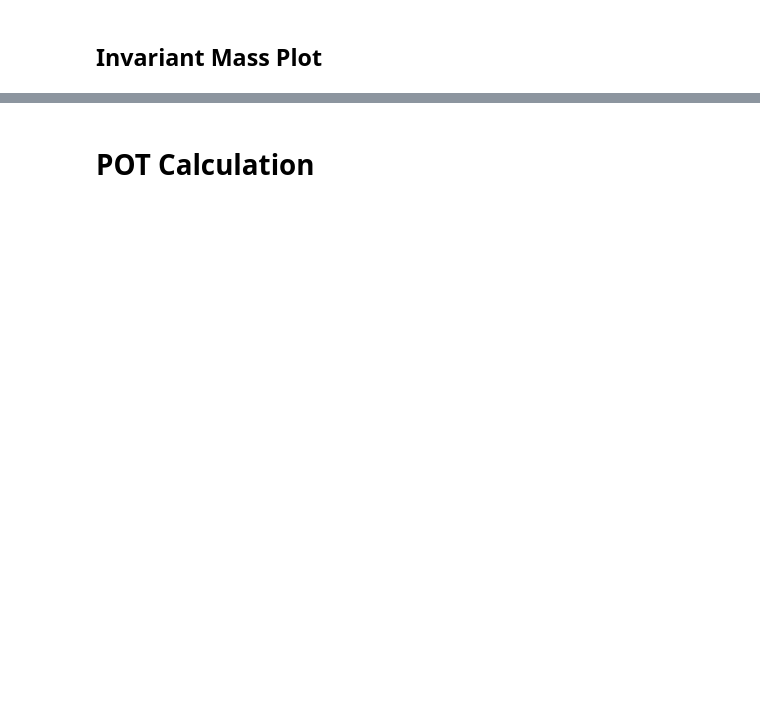
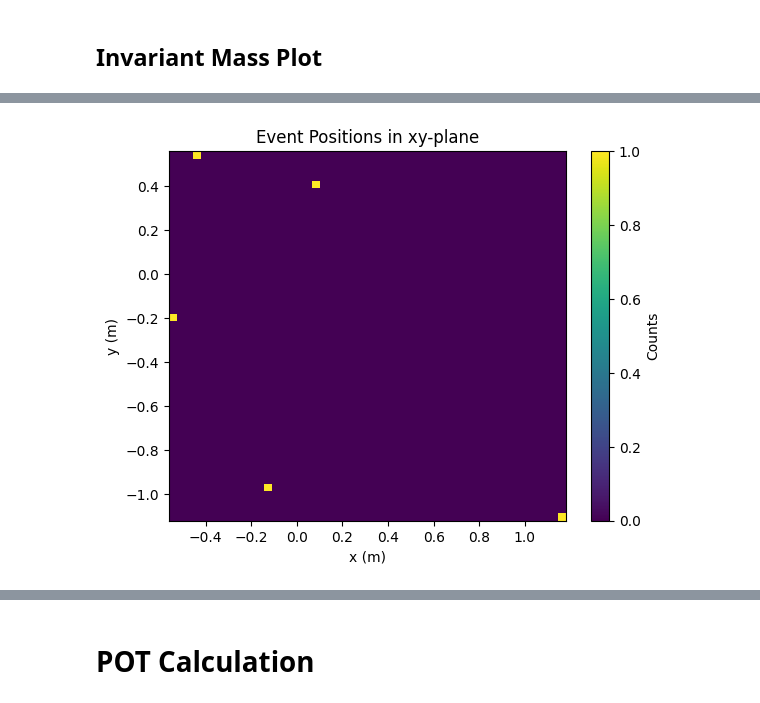
Before and after one commit to JoeBateman/uboone_epem_trident, a Jupyter notebook: evgen_plotter.ipynb, the cells around one changed output, grey strips where cells are left out. Drawn from its saved outputs; the diff is of its cells as text; code cells hidden in the pictures; blank space fills up the shorter version.

```diff
--- a/evgen_plotter.ipynb
+++ b/evgen_plotter.ipynb
@@ -248,0 +347,19 @@ plt.show()
+# %%
+# xy projection
+
+cm_per_bin = 10 # cm
+yield_range = cage_length
+x_range = cage_width
+
+n_bins_x = int((x_range * 100) / cm_per_bin)
+n_bins_y = int((yield_range * 100) / cm_per_bin)
+plt.hist2d(x_rand, y_rand, bins=[n_bins_x, n_bins_y])
+
+plt.hist2d(x_rand, y_rand, bins=50)
+plt.xlabel('x (m)')
+plt.ylabel('y (m)')
+plt.title('Event Positions in xy-plane')
+plt.colorbar(label='Counts')
+plt.show()
+# %% [output]
+[figure, added]
```
Also changed, not shown: parts of 22 cells of this notebook.
